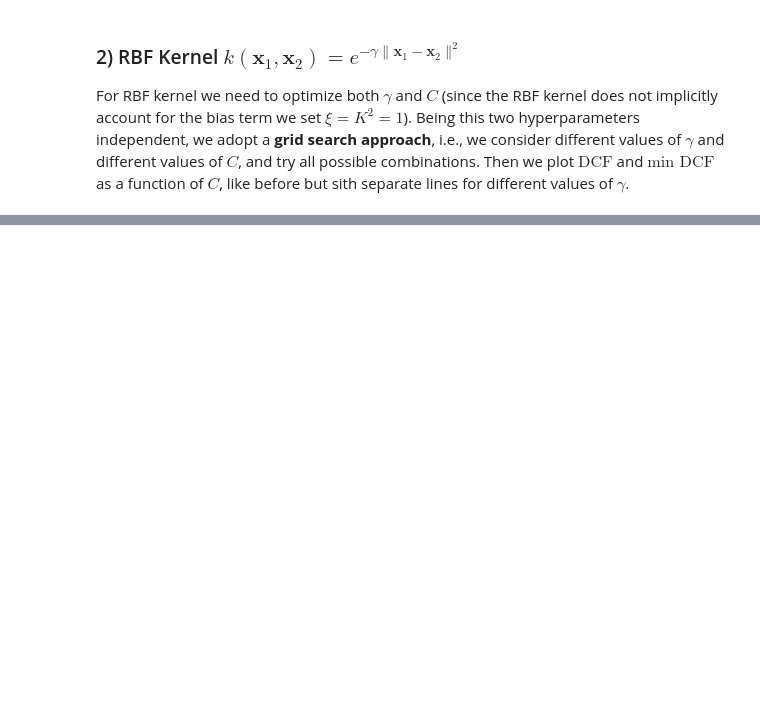
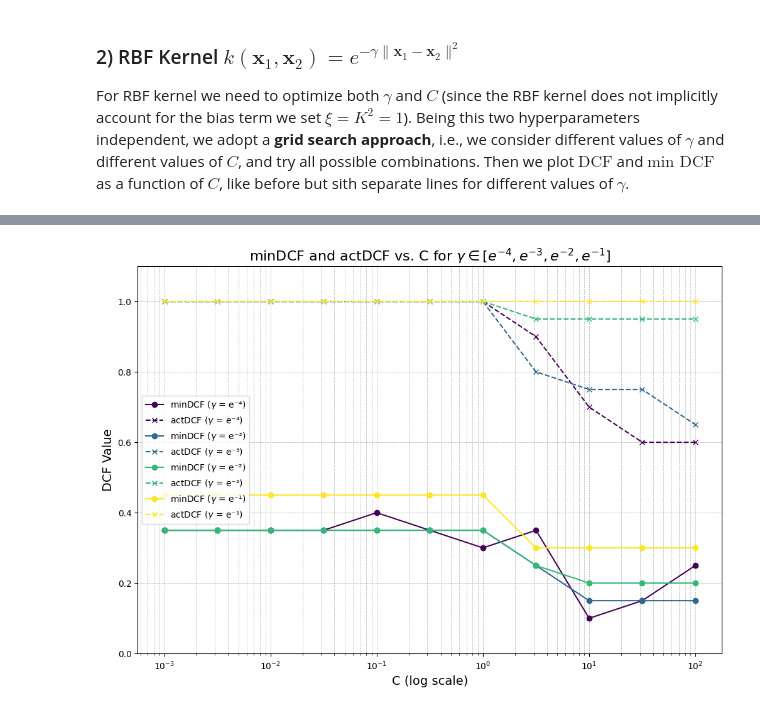
Before and after one commit to RiccardoRevalor/Fingerprint_Spoofing_Detection, a Jupyter notebook: 4_SVM.ipynb, the cells around one changed output, grey strips where cells are left out. Saved outputs shown, nothing was run; the diff lists cells and outputs as text; code cells hidden in the pictures; blank space fills up the shorter version.

```diff
--- a/4_SVM.ipynb
+++ b/4_SVM.ipynb
@@ -298,0 +308,47 @@ plt.show()
+# %%
+#plot minDCF, actDCF vs C, gamma
+
+import matplotlib.cm as cm #colormaps for better distinguishing of different gammas
+
+gamma_array = np.array(gamma_table)
+C_array = np.array(C_table)
+minDCF_array = np.array(minDCF_table)
+DCF_array = np.array(DCFs_table)
+
+unique_gammas = sorted(list(set(gamma_array))) #e^{-4}, e^{-3}, e^{-2}, e^{-1})
+plt.figure(figsize=(12, 8))
+
+colors = cm.viridis(np.linspace(0, 1, len(unique_gammas)))
+
+
+for i, gamma in enumerate(unique_gammas):
+
+    #mask to filter results just for the current gamma
+    mask = (gamma_array == gamma)
+
+
+    C_for_this_gamma = C_array[mask]
+    minDCF_for_this_gamma = minDCF_array[mask]
+    DCF_for_this_gamma = DCF_array[mask]
+
+    # IMPORTANTE: Ordina i valori in base a C per disegnare una linea pulita
+    sort_indices = np.argsort(C_for_this_gamma)
+    C_sorted = C_for_this_gamma[sort_indices]
+    minDCF_sorted = minDCF_for_this_gamma[sort_indices]
+    DCF_sorted = DCF_for_this_gamma[sort_indices]
+
+    pretty_label = gamma_label_dict.get(gamma, f"{gamma:.1e}")
+    label_gamma = f"$\gamma$ = {pretty_label}"
+    plt.plot(C_sorted, minDCF_sorted, label=f'minDCF ({label_gamma})', marker='o', color=colors[i])
+    plt.plot(C_sorted, DCF_sorted, label=f'actDCF ({label_gamma})', marker='x', linestyle='--', color=colors[i])
+
+plt.xscale('log')
+plt.xlabel('C (log scale)', fontsize=14)
+plt.ylabel('DCF Value', fontsize=14)
+plt.title('minDCF and actDCF vs. C for $\gamma \in [e^{-4}, e^{-3}, e^{-2}, e^{-1}]$', fontsize=16)
+plt.legend(fontsize=10)
+plt.grid(True, which='both', linestyle='--', linewidth=0.5)
+plt.ylim(0, 1.1)
+plt.show()
+# %% [output]
+[figure, added]
```
Also changed, not shown: parts of 9 cells of this notebook.
